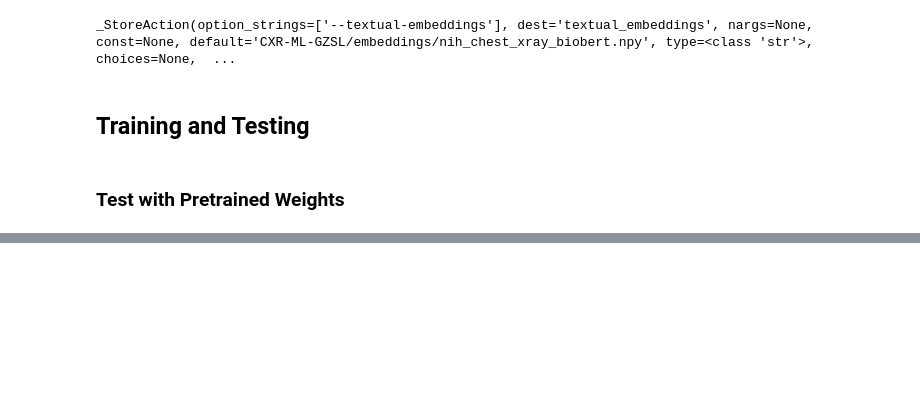
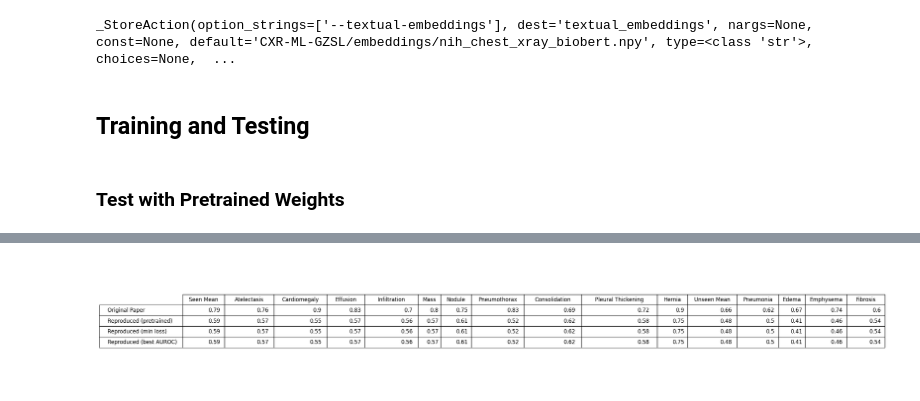
Before and after one commit to EricSchrock/cxr-ml-gzsl, a Jupyter notebook: CXR_ML_GZSL.ipynb, the cells around one changed output, grey strips where cells are left out. Drawn from its saved outputs; the diff is of its cells as text; code cells hidden in the pictures; blank space fills up the shorter version.

Commit message:
Add full training and results reporitng code

```diff
--- a/CXR_ML_GZSL.ipynb
+++ b/CXR_ML_GZSL.ipynb
@@ -262,7 +287,7 @@ class ZSLNet(nn.Module):
             path = 'checkpoints/bce_only_imagenet/last_epoch_checkpoint.pth.tar'
 
             self.classifier = nn.Sequential(nn.Linear(d_visual, self.args.num_classes), nn.Sigmoid())
-            checkpoint = torch.load(path)
+            checkpoint = torch.load(path, weights_only=False)
             self.load_state_dict(checkpoint['state_dict'])
 
             for p in self.vision_backbone.parameters():
@@ -500,7 +525,7 @@ class ChexnetTrainer(object):
 
         self.model = ZSLNet(self.args, self.textual_embeddings, self.device).to(self.device)
         self.optimizer = optim.Adam (self.model.parameters(), lr=self.args.lr, betas=(0.9, 0.999), eps=1e-08, weight_decay=1e-5)
-        self.scheduler = ReduceLROnPlateau(self.optimizer, factor=0.1, patience=5, mode='min')
+        self.scheduler = ReduceLROnPlateau(self.optimizer, factor=0.01, patience=10, mode='min')
 
         self.loss = torch.nn.BCELoss(size_average=True)
         self.auroc_min_loss = 0.0
@@ -533,7 +558,7 @@ class ChexnetTrainer(object):
 
     def resume_from(self):
         if self.args.resume_from is not None:
-            checkpoint = torch.load(self.args.resume_from)
+            checkpoint = torch.load(self.args.resume_from, weights_only=False)
             self.model.load_state_dict(checkpoint['state_dict'])
             self.optimizer.load_state_dict(checkpoint['optimizer'])
             self.start_epoch = checkpoint['epoch'] + 1
@@ -790,0 +867,23 @@ Skipping to training
+# %%
+# Credit: https://github.com/nyuad-cai/CXR-ML-GZSL/blob/master/scripts/train_densenet121.sh
+# Credit: https://github.com/nyuad-cai/CXR-ML-GZSL/blob/master/train.py
+
+args = argParser.parse_args(['--epochs', '1',
+                             '--neg-penalty', '0.5'])
+
+seed = 1002
+torch.manual_seed(seed)
+np.random.seed(seed)
+
+start = time.time()
+
+trainer = ChexnetTrainer(args)
+trainer()
+
+elapsed = time.time() - start
+
+hours, rem = divmod(elapsed, 3600)
+minutes, seconds = divmod(rem, 60)
+
+print("")
+print(f"Runtime: {int(hours):02}:{int(minutes):02}:{int(seconds):02}")
@@ -857,0 +996,14 @@ best epoch 1 best auroc 0.4950447860261833 loss 0.212920 auroc at min loss 0.495
+# %%
+df = pd.DataFrame(results).T.round(2)
+
+fig, ax = plt.subplots()
+ax.axis('off')
+
+tbl = table(ax, df, loc='center', colWidths=[ 0.02 * (len(col)+2) for col in df.columns.tolist() ])
+tbl.auto_set_font_size(False)
+tbl.set_fontsize(12)
+tbl.scale(1.2, 2)
+
+plt.show()
+# %% [output]
+[figure, added]
```
Also changed, not shown: parts of 14 cells of this notebook.
